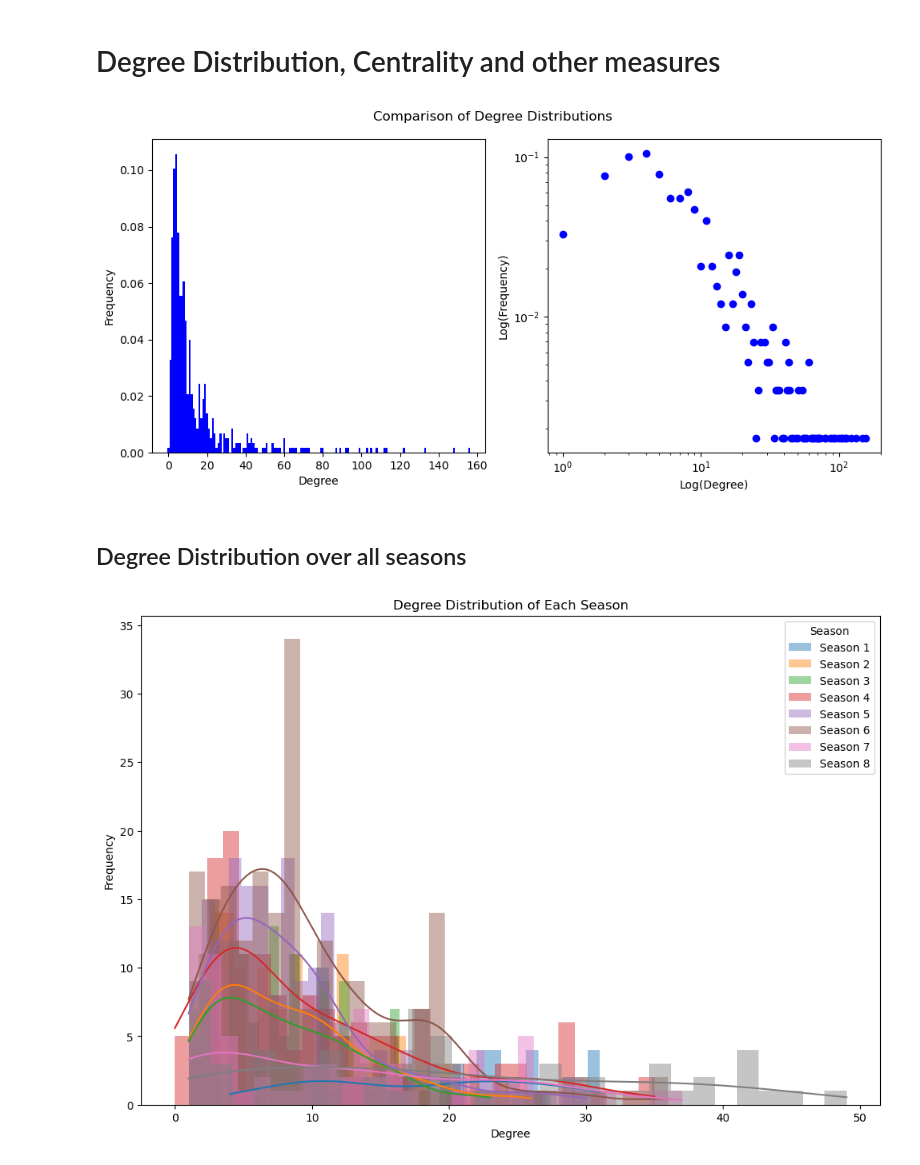
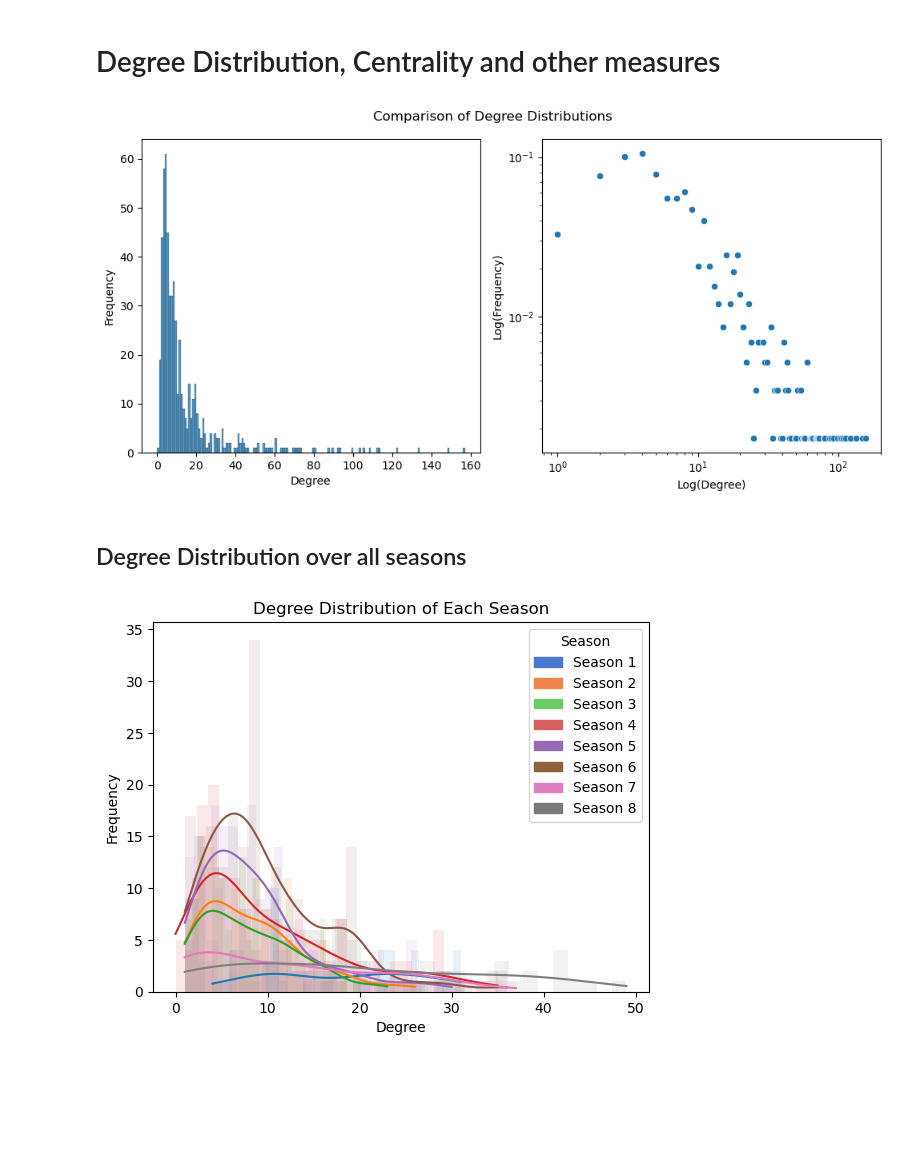
Before and after one commit to nStangl/got-project, a Jupyter notebook: notebooks/Co Occurences.ipynb, the cells around one changed output. Saved outputs shown, nothing was run; the diff lists cells and outputs as text; code cells hidden in the pictures; blank space fills up the shorter version.

Commit message:
Finish character co-occurences

```diff
--- a/notebooks/Co Occurences.ipynb
+++ b/notebooks/Co Occurences.ipynb
@@ -53,7 +53,7 @@ for season in characters_by_season:
     characters_by_season[season] = sorted(list(characters_by_season[season]))
 
 # Create a dict of character name to color
-character_colors = defaultdict(lambda: '#f1e4d9')
+character_colors = defaultdict(lambda: '#ceccd7')
 for character in characters_data['characters']:
     name = character['characterName']
 
@@ -455,49 +470,61 @@ plt.show()
 # %%
-import seaborn as sns
-import matplotlib.pyplot as plt
-import numpy as np
-import pandas as pd
-
 complete_degree_sequence = [d for _, d in G_complete.degree()]
 hist, bin_edges = np.histogram(complete_degree_sequence, bins=range(min(complete_degree_sequence), max(complete_degree_sequence) + 2), density=True)
 
 fig, (ax0, ax1) = plt.subplots(1, 2, figsize=(10,5))
 fig.suptitle('Comparison of Degree Distributions')
-ax0.bar(bin_edges[:-1], hist, width=1, color='blue')
+
+sns.histplot(x=complete_degree_sequence, ax=ax0, bins=range(min(complete_degree_sequence), max(complete_degree_sequence) + 2))
 ax0.set_xlabel('Degree')
 ax0.set_ylabel('Frequency')
-ax1.loglog(bin_edges[:-1], hist, marker='o', linestyle='none', color='blue')
+
+sns.scatterplot(x=bin_edges[:-1], y=hist, ax=ax1, marker='o')
+plt.xscale('log')
+plt.yscale('log')
 ax1.set_xlabel('Log(Degree)')
 ax1.set_ylabel('Log(Frequency)')
 
 fig.tight_layout()
 plt.show()
 # %% [output]
-[figure, old version]
+[figure, new version]
 # %% [markdown]
 ## Degree Distribution over all seasons
 # %%
+from matplotlib.patches import Patch
+
+def generate_legend():
+    # Define your rectangles and corresponding labels
+    season_color_palette = sns.palettes.color_palette("muted", 8)
+    rectangles = [Patch(color=c, label=f'Season {i+1}') for i, c in enumerate(season_color_palette)]
+    return rectangles
+
 season_graphs = [G_S1, G_S2, G_S3, G_S4, G_S5, G_S6, G_S7, G_S8]
-season_labels = [f'Season {i}' for i in range(1, 9)]
+season_degrees = zip(
+    [f"Season {i}" for i in range(1, len(season_graphs) + 1)],
+    [[d for _, d in G_season.degree()] for G_season in season_graphs],
+)
 
-degree_sequences = [[d for _, d in G_season.degree()] for G_season in season_graphs]
+for season, degree_sequence in season_degrees:
+    sns.histplot(
+        degree_sequence,
+        bins=30,
+        kde=True,
+        label=season,
+        edgecolor=None,
+        alpha=0.1,
+        legend=False,
+        #kde_kws={'alpha': 0.5}  # Adjust the alpha for KDE
+    )
 
-#ax2 = sns.histplot(x='happiness', data=df_nodes, bins=120, kde=True, ax=ax2, hue='community', palette='muted', alpha=0.1, edgecolor=None, legend=False)
-# Create a Seaborn histplot for each season in one graph
-plt.figure(figsize=(12, 8))
-for i, degree_sequence in enumerate(degree_sequences):
-    sns.histplot(degree_sequence, bins=30, kde=True, label=season_labels[i], alpha=0.45, edgecolor=None)
+plt.xlabel("Degree")
+plt.ylabel("Frequency")
+plt.title("Degree Distribution of Each Season")
+plt.legend(title="Season", handles=generate_legend(), loc='upper right')
 
-# Set labels and title
-plt.xlabel('Degree')
-plt.ylabel('Frequency')
-plt.title('Degree Distribution of Each Season')
-plt.legend(title='Season')
-
-# Show the plot
 plt.show()
 # %% [output]
-[figure, old version]
+[figure, new version]
 # %%
 # The most influential characters by highest degree for every season
 from tabulate import tabulate
```
Also changed, not shown: parts of 14 cells of this notebook, 4 other files.
